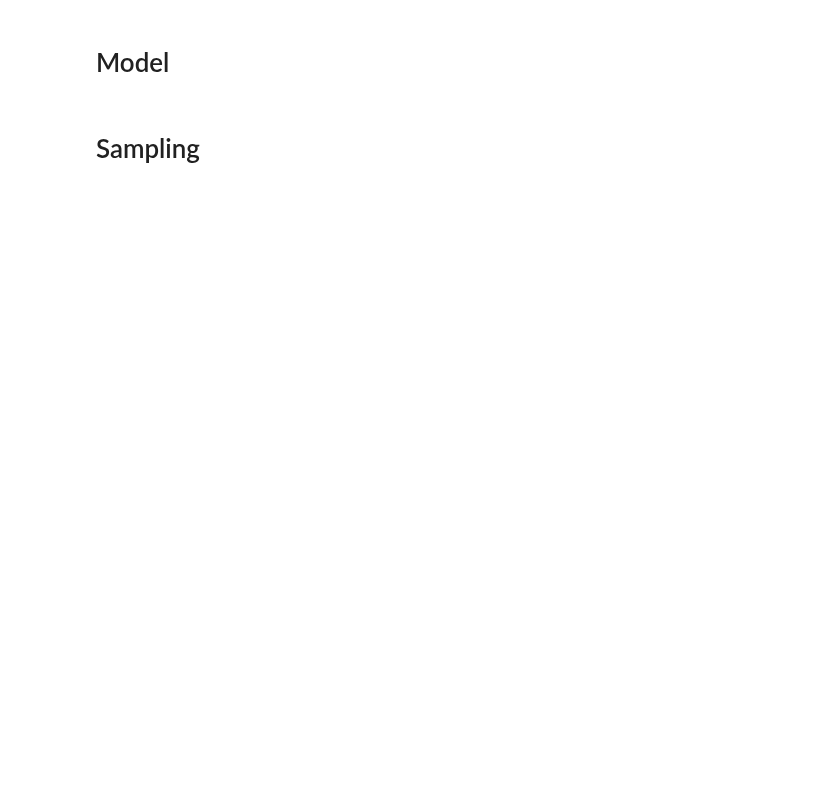
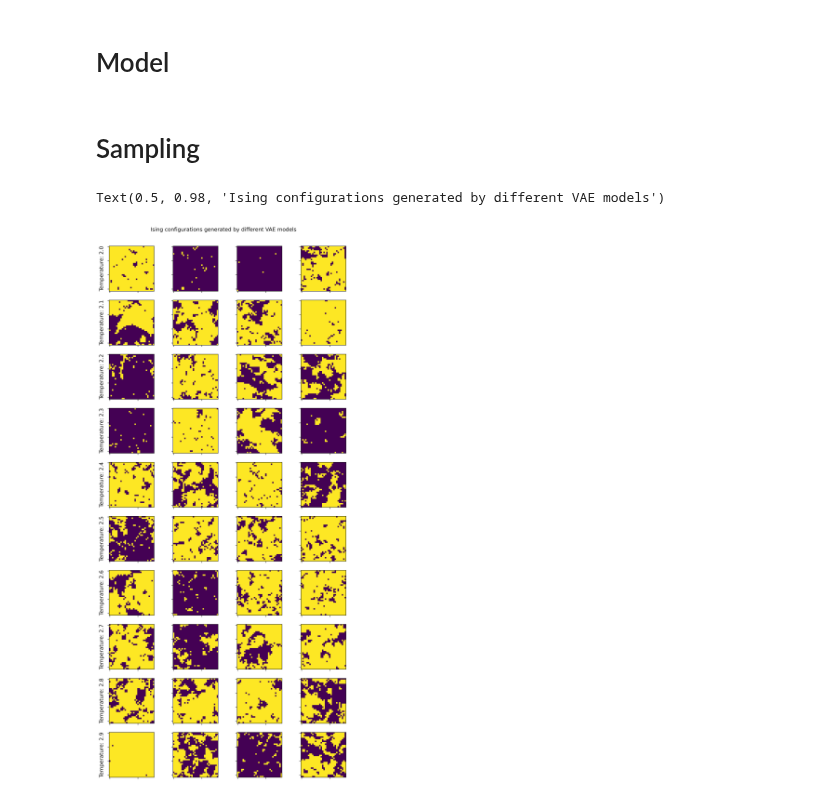
Before and after one commit to pSzyc/Ising, a Jupyter notebook: Model/CVAE/CVAE_sample.ipynb, the cells around one changed output. Saved outputs shown, nothing was run; the diff lists cells and outputs as text; code cells hidden in the pictures; blank space fills up the shorter version.

```diff
--- a/Model/CVAE/CVAE_sample.ipynb
+++ b/Model/CVAE/CVAE_sample.ipynb
@@ -125,7 +125,7 @@ def train_step(model, x, optimizer):
 # %% [markdown]
 # Sampling
 # %%
-def sample(num_examples_to_generate, model, temp_vector,latent_dim = 200):
+def sample(num_examples_to_generate, model, temp_vector, latent_dim = 200):
     random_mean = tf.random.normal(
         shape=[num_examples_to_generate, latent_dim])
     log_var = tf.random.normal(
@@ -134,3 +134,36 @@ def sample(num_examples_to_generate, model, temp_vector,latent_dim = 200):
     z_t = tf.concat([z, temp_vector], axis=1)
     predictions = model.sample(z_t)
     return predictions
+
+def load_model(path, latent_dim = 200, num_classes = 10):
+    model = CVAE(latent_dim, num_classes)
+    img = tf.zeros((1, 32, 32, 1))
+    temp = tf.zeros((1, num_classes))
+    dummy_input = (img, temp)
+    model(dummy_input)
+    model.load_weights(path)
+    return model
+# %%
+temps = [t for t in np.arange(2.0, 3.1, 0.1)]
+model = load_model("models/cvae.h5", 200, len(temps))
+# %%
+fig, axes = plt.subplots(nrows=10, ncols=4, figsize=(10, 20))
+titles = [f"Temperature: {t:.2}" for t in temps]
+
+plt.subplots_adjust(top=0.95)  # Add space at the top
+
+for i, ax_row in enumerate(axes):
+    ax_row[0].set_ylabel(titles[i], rotation=90, size='large')
+    temp_vector = np.zeros((5, len(temps)))
+    temp_vector[:, i] = 1
+    predictions = sample(5, model, temp_vector)
+    for j, ax in enumerate(ax_row):
+        ax.yaxis.set_ticklabels([])
+        ax.xaxis.set_ticklabels([])
+        spins = np.random.binomial(1, predictions[j, :, :])
+        ax.imshow(spins, vmin=0, vmax=1)
+
+plt.suptitle("Ising configurations generated by different VAE models")
+# %% [output]
+Text(0.5, 0.98, 'Ising configurations generated by different VAE models')
+[figure, added]
```
Also changed, not shown: parts of 5 cells of this notebook, 1 other file.
